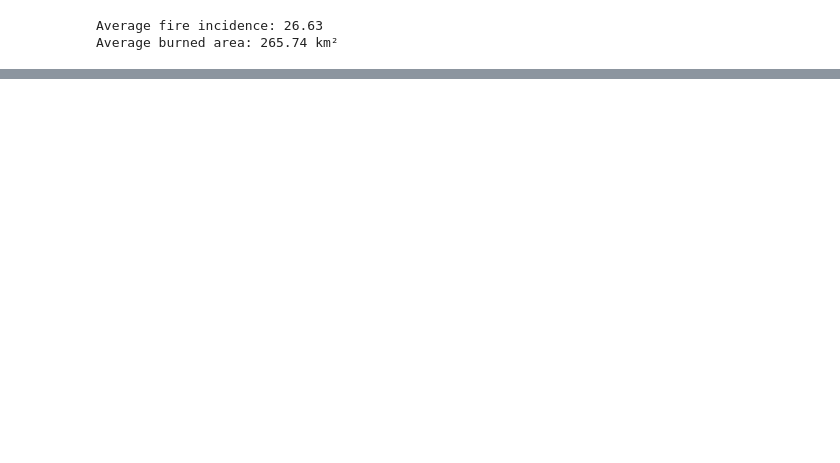
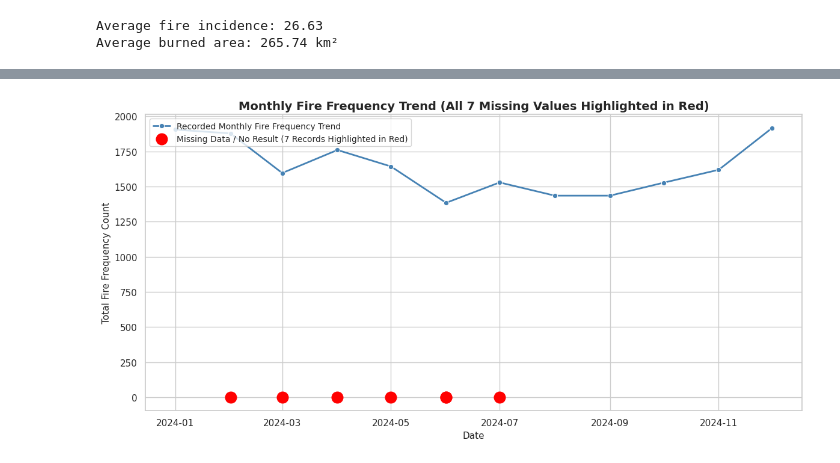
Before and after one commit to Chipurisandhyayadav/forest-fire-analysis, a Jupyter notebook: analyse_forest_fire_frequency.ipynb, the cells around one changed output, grey strips where cells are left out. Saved outputs shown, nothing was run; the diff lists cells and outputs as text; code cells hidden in the pictures; blank space fills up the shorter version.

```diff
--- a/analyse_forest_fire_frequency.ipynb
+++ b/analyse_forest_fire_frequency.ipynb
@@ -494,0 +587,72 @@ plt.show()
+# %%
+# Visualize Monthly Fire Frequency & Highlight All 7 Missing Values in Red
+
+import numpy as np
+import pandas as pd
+import matplotlib.pyplot as plt
+import seaborn as sns
+
+# Set plotting theme
+sns.set_theme(style="whitegrid")
+plt.rcParams["figure.figsize"] = (12, 6)
+
+# 1. Group data by Date using the ORIGINAL df (keeping all 744 rows intact)
+monthly_summary = (
+    df.dropna(subset=["Date"])
+    .groupby("Date", as_index=False)
+    .agg(
+        Total_Fire_Frequency=("Fire_Frequency_Count", "sum"),
+        Total_Burned_Area=("Estimated_Burned_Area_km2", "sum")
+    )
+    .sort_values("Date")
+)
+
+# 2. Identify the exact dates where missing values occur in the original dataset
+# We find rows where Fire_Frequency_Count is NaN and extract their corresponding Dates
+missing_rows = df[df["Fire_Frequency_Count"].isna()].copy()
+missing_dates_summary = monthly_summary[monthly_summary["Date"].isin(missing_rows["Date"])].copy()
+
+# If individual monthly group dates don't match directly because other regions had valid data in that same month,
+# we map the exact missing record dates directly:
+missing_rows["Highlight_Y"] = 0  # Placed at baseline y = 0
+
+# 3. Create the Line Plot with Highlighted Missing Markers
+fig, ax = plt.subplots(figsize=(12, 6))
+
+# Plot valid monthly frequency trend
+sns.lineplot(
+    data=monthly_summary,
+    x="Date",
+    y="Total_Fire_Frequency",
+    marker="o",
+    color="steelblue",
+    linewidth=2,
+    ax=ax,
+    label="Recorded Monthly Fire Frequency Trend"
+)
+
+# Highlight all 7 missing records with big red dots
+if not missing_rows.empty:
+    ax.scatter(
+        missing_rows["Date"],
+        missing_rows["Highlight_Y"],
+        color="red",
+        s=180,           # Big marker size
+        zorder=5,        # Bring dots to the front layer
+        label="Missing Data / No Result (7 Records Highlighted in Red)"
+    )
+
+ax.set_title("Monthly Fire Frequency Trend (All 7 Missing Values Highlighted in Red)", fontsize=14, fontweight="bold")
+ax.set_xlabel("Date", fontsize=11)
+ax.set_ylabel("Total Fire Frequency Count", fontsize=11)
+ax.legend(loc="upper left", fontsize=10)
+
+plt.tight_layout()
+
+# Save the plot locally for your report
+plt.savefig("fire_frequency_7_missing_values_highlighted.png", dpi=300, bbox_inches="tight")
+plt.show()
+
+print(f"Successfully plotted trend and highlighted all {len(missing_rows)} missing records in red!")
+# %% [output]
+[figure, added]
```
Also changed, not shown: parts of 8 cells of this notebook.
